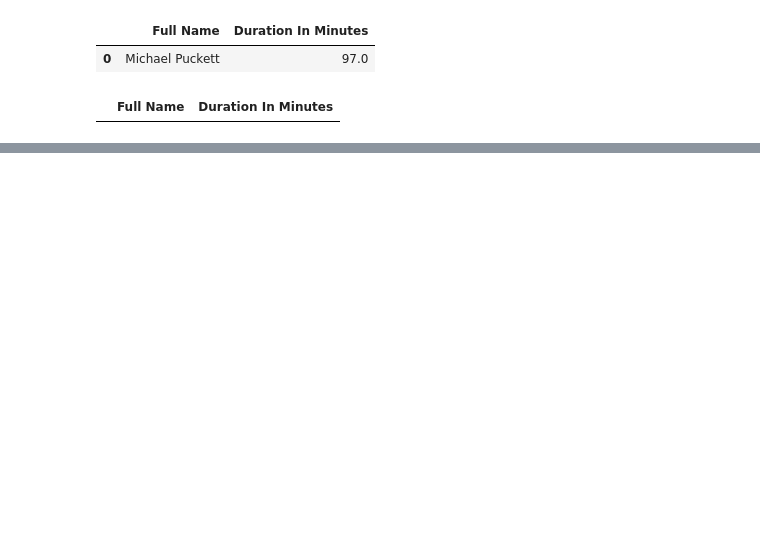
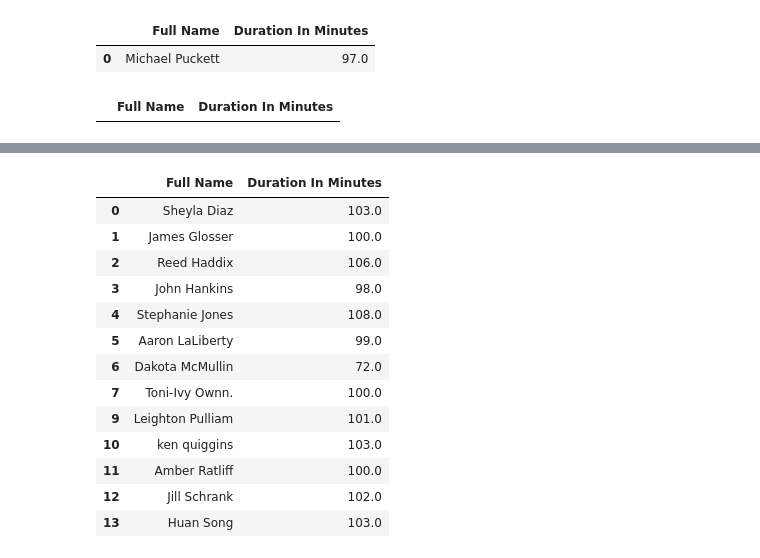
Before and after one commit to leolion023/CodeYou_AttendanceTracker, a Jupyter notebook: src/notebook/notebook.ipynb, the cells around one changed output, grey strips where cells are left out. Cells and saved outputs as stored; diff of their text form; code cells hidden in the pictures; blank space fills up the shorter version.

Commit message:
add function to remove staff and mentors from list

```diff
--- a/src/notebook/notebook.ipynb
+++ b/src/notebook/notebook.ipynb
@@ -352,3 +353,18 @@ staff_time_2 = match_meeting_times(staff_list,meeting_2_cleaned)
 staff_time_2
 # %% [output]
 |  | Full Name | Duration In Minutes |
+# %%
+def remove_staff_mentor_meeting(meeting: pd.DataFrame, staff_list: pd.DataFrame, mentor_list: pd.DataFrame) -> pd.DataFrame:
+    """
+        Removes staff and mentor names from the meeting list
+    Args:
+        meeting (pd.DataFrame): meeting being reduced
+        staff_list (pd.DataFrame): list of staff names
+        mentor_list (pd.DataFrame): list of mentor names
+
+    Returns:
+        pd.DataFrame: list of members and time duration excluding staff and mentor names
+    """
+    df = meeting[~meeting['Full Name'].isin(mentor_list['Full Name'])]
+    df = df[~df['Full Name'].isin(staff_list['Full Name'])]
+    return df
@@ -354,0 +388,18 @@ staff_time_2
+# %%
+meeting_2_students = remove_staff_mentor_meeting(meeting_2_cleaned,staff_list,mentor_list)
+meeting_2_students
+# %% [output]
+|  | Full Name | Duration In Minutes |
+| 0 | Sheyla Diaz | 103.0 |
+| 1 | James Glosser | 100.0 |
+| 2 | Reed Haddix | 106.0 |
+| 3 | John Hankins | 98.0 |
+| 4 | Stephanie Jones | 108.0 |
+| 5 | Aaron LaLiberty | 99.0 |
+| 6 | Dakota McMullin | 72.0 |
+| 7 | Toni-Ivy Ownn. | 100.0 |
+| 9 | Leighton Pulliam | 101.0 |
+| 10 | ken quiggins | 103.0 |
+| 11 | Amber Ratliff | 100.0 |
+| 12 | Jill Schrank | 102.0 |
+| 13 | Huan Song | 103.0 |
```
Also changed, not shown: parts of 10 cells of this notebook.
